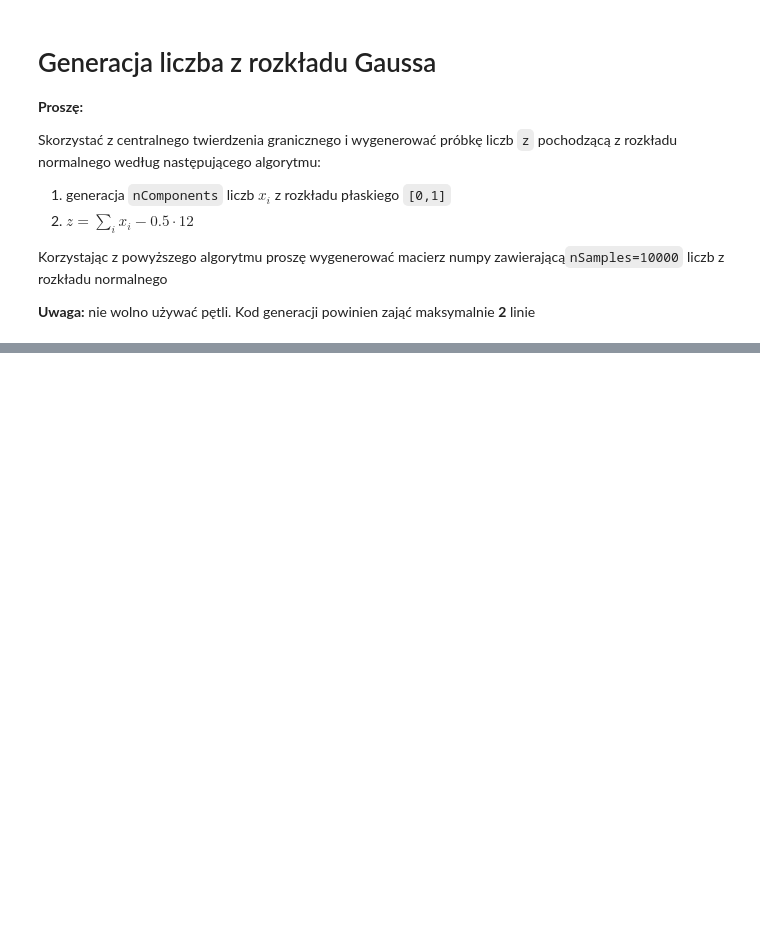
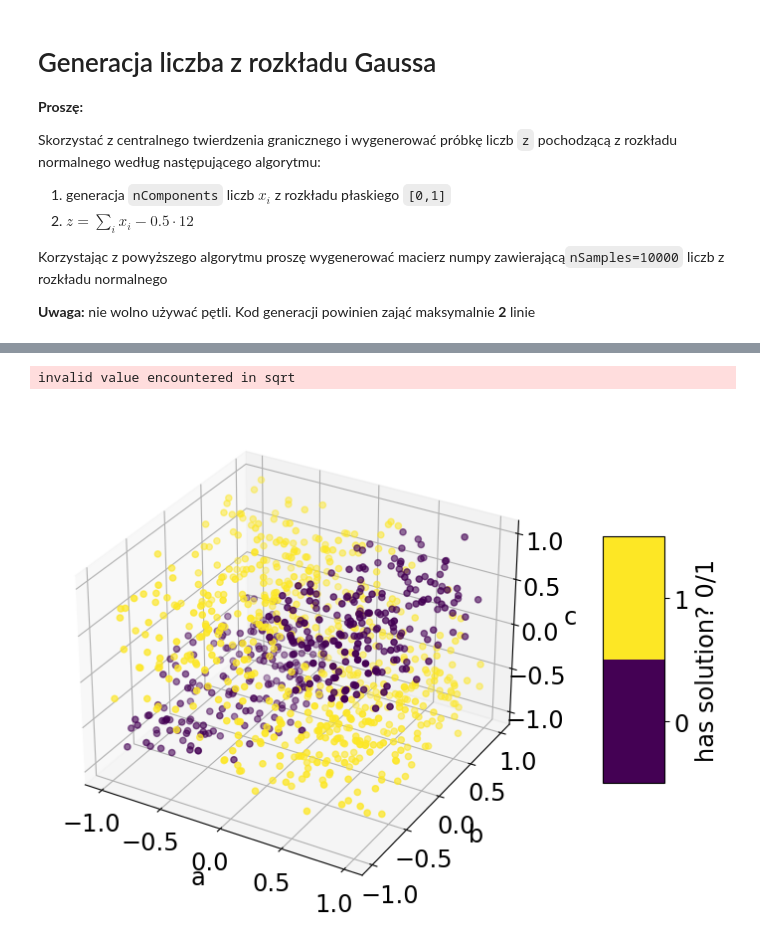
Before and after one commit to akalinow/UczenieMaszynoweII, a Jupyter notebook: 01_Przypomnienie_python.ipynb, the cells around one changed output, grey strips where cells are left out. Cells and saved outputs as stored; diff of their text form; code cells hidden in the pictures; blank space fills up the shorter version.

```diff
--- a/01_Przypomnienie_python.ipynb
+++ b/01_Przypomnienie_python.ipynb
@@ -583,0 +577,11 @@ plt.savefig("fig_png/example1.png", bbox_inches="tight")
+# %%
+import quadratic_equation as qef
+import importlib
+importlib.reload(qef)
+
+nSamples = 1000
+data = qef.quadraticEqGenertor(nSamples)
+qef.plotQuadraticEqSolvability(data, interactive=False)
+# %% [output]
+invalid value encountered in sqrt
+[figure, added]
```
Also changed, not shown: parts of 22 cells of this notebook, 6 other files.
